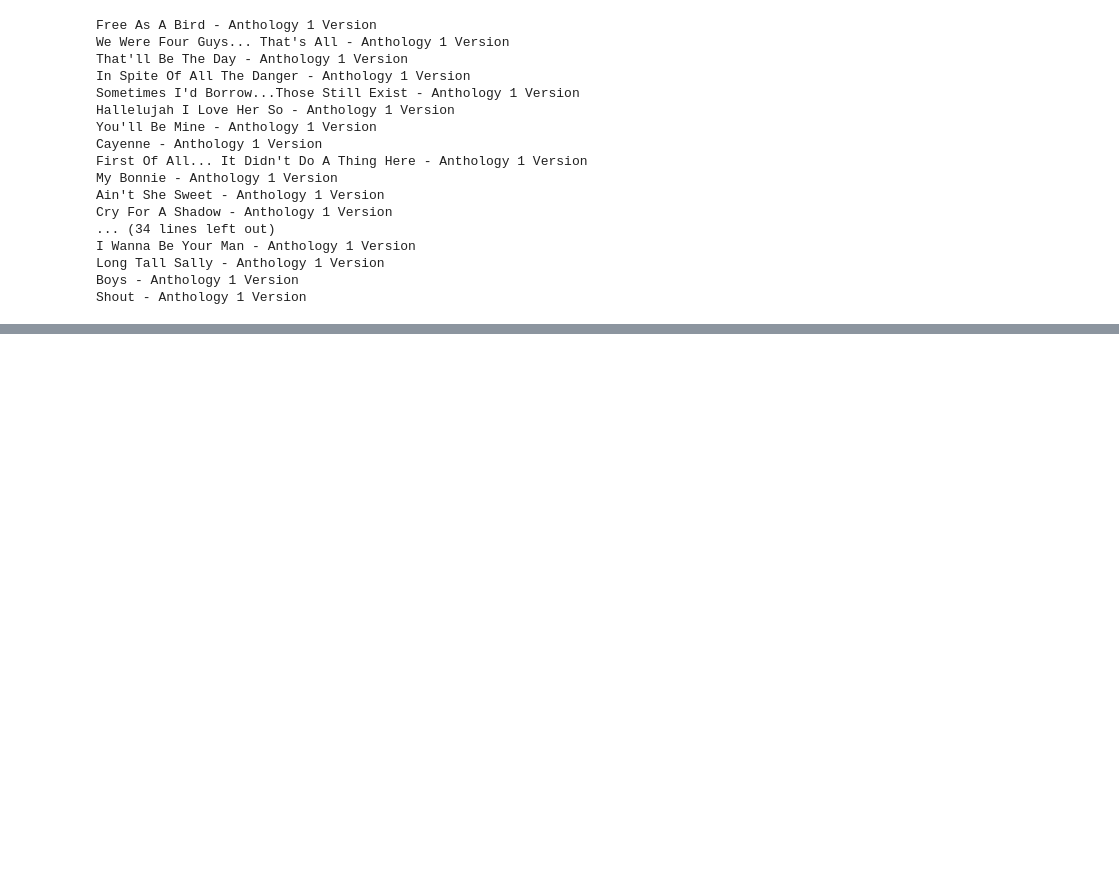
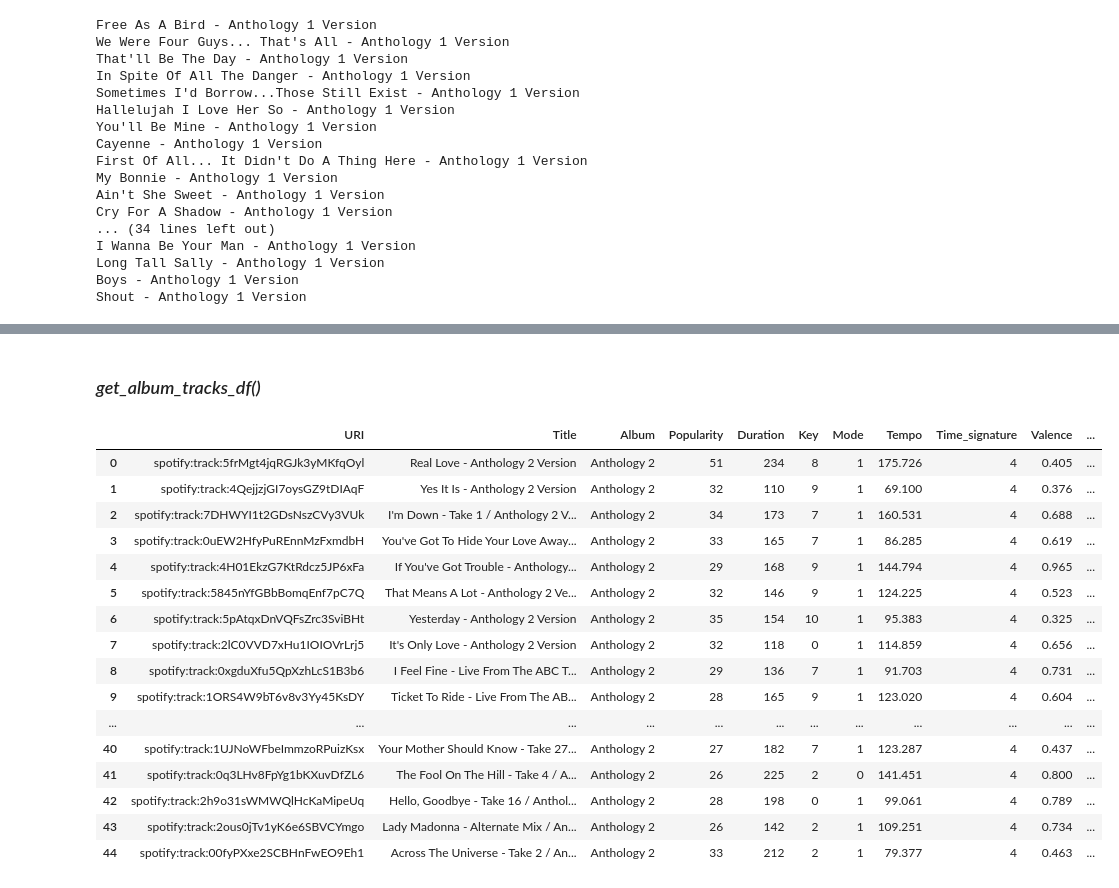
Before and after one commit to devedzic/spotipy-getting-started, a Jupyter notebook: notebooks/albums.ipynb, the cells around one changed output, grey strips where cells are left out. Saved outputs shown, nothing was run; the diff lists cells and outputs as text; code cells hidden in the pictures; blank space fills up the shorter version.

```diff
--- a/notebooks/albums.ipynb
+++ b/notebooks/albums.ipynb
@@ -305,0 +79,7 @@ Compile all tracks that do not appear on official albums and were not released a
+# %%
+# A more detailed version; gets URI for each song first, and then gets all data from it because it contains more info
+track_uris = [t['uri'] for t in spot.album_tracks(ANTHOLOGY_1)['items']]
+for track_uri in track_uris:
+    track = spot.track(track_uri)
+    print(track.keys())                        # type(track): <class 'dict'>
+    print(track['name'])                       # type(track): <class 'dict'>
@@ -305,0 +182,9 @@ Compile all tracks that do not appear on official albums and were not released a
+# %%
+def get_album_tracks_data(album_id: str, env_file_path: str) -> list:
+    tracks = get_all_tracks_from_album(album_id, env_file_path)
+    tracks_data = [(t['uri'],
+                    t['name'].split(' - Remastered')[0].split(' / Remastered')[0],
+                    t['album']['name'].split(' (Remastered)')[0],
+                    t['popularity'],
+                    int(round(t['duration_ms'] / 1000, 0))) for t in tracks]
+    return tracks_data
@@ -305,0 +260,49 @@ Compile all tracks that do not appear on official albums and were not released a
+# %% [markdown]
+### *get_album_tracks_df()*
+# %%
+def get_album_tracks_df(album_id: str, env_file_path: str) -> pd.DataFrame:
+    COLUMNS = [
+        'URI',
+        'Title',
+        'Album',
+        'Popularity',
+        'Duration',
+        'Key',
+        'Mode',
+        'Tempo',
+        'Time_signature',
+        'Valence',
+        'Danceability',
+        'Energy',
+        'Loudness',
+        'Acousticness',
+        'Instrumentalness',
+        'Liveness',
+        'Speechiness'
+    ]
+
+    tracks_data = get_album_tracks_data(album_id, env_file_path)
+    tracks_audio_features = get_album_tracks_audio_features(album_id, env_file_path)
+    tracks_data_and_audio_features = [(d + af) for d, af in zip(tracks_data, tracks_audio_features)]
+    return pd.DataFrame(tracks_data_and_audio_features, columns=COLUMNS)
+# %%
+tracks_df = get_album_tracks_df(ANTHOLOGY_2, 'env/.env')
+display(tracks_df)
+# %% [output]
+|  | URI | Title | Album | Popularity | Duration | Key | Mode | Tempo | Time_signature | Valence | ... |
+| 0 | spotify:track:5frMgt4jqRGJk3yMKfqOyl | Real Love - Anthology 2 Version | Anthology 2 | 51 | 234 | 8 | 1 | 175.726 | 4 | 0.405 | ... |
+| 1 | spotify:track:4QejjzjGI7oysGZ9tDIAqF | Yes It Is - Anthology 2 Version | Anthology 2 | 32 | 110 | 9 | 1 | 69.100 | 4 | 0.376 | ... |
+| 2 | spotify:track:7DHWYI1t2GDsNszCVy3VUk | I'm Down - Take 1 / Anthology 2 V... | Anthology 2 | 34 | 173 | 7 | 1 | 160.531 | 4 | 0.688 | ... |
+| 3 | spotify:track:0uEW2HfyPuREnnMzFxmdbH | You've Got To Hide Your Love Away... | Anthology 2 | 33 | 165 | 7 | 1 | 86.285 | 4 | 0.619 | ... |
+| 4 | spotify:track:4H01EkzG7KtRdcz5JP6xFa | If You've Got Trouble - Anthology... | Anthology 2 | 29 | 168 | 9 | 1 | 144.794 | 4 | 0.965 | ... |
+| 5 | spotify:track:5845nYfGBbBomqEnf7pC7Q | That Means A Lot - Anthology 2 Ve... | Anthology 2 | 32 | 146 | 9 | 1 | 124.225 | 4 | 0.523 | ... |
+| 6 | spotify:track:5pAtqxDnVQFsZrc3SviBHt | Yesterday - Anthology 2 Version | Anthology 2 | 35 | 154 | 10 | 1 | 95.383 | 4 | 0.325 | ... |
+| 7 | spotify:track:2lC0VVD7xHu1IOIOVrLrj5 | It's Only Love - Anthology 2 Version | Anthology 2 | 32 | 118 | 0 | 1 | 114.859 | 4 | 0.656 | ... |
+| 8 | spotify:track:0xgduXfu5QpXzhLcS1B3b6 | I Feel Fine - Live From The ABC T... | Anthology 2 | 29 | 136 | 7 | 1 | 91.703 | 4 | 0.731 | ... |
+| 9 | spotify:track:1ORS4W9bT6v8v3Yy45KsDY | Ticket To Ride - Live From The AB... | Anthology 2 | 28 | 165 | 9 | 1 | 123.020 | 4 | 0.604 | ... |
+| ... | ... | ... | ... | ... | ... | ... | ... | ... | ... | ... | ... |
+| 40 | spotify:track:1UJNoWFbeImmzoRPuizKsx | Your Mother Should Know - Take 27... | Anthology 2 | 27 | 182 | 7 | 1 | 123.287 | 4 | 0.437 | ... |
+| 41 | spotify:track:0q3LHv8FpYg1bKXuvDfZL6 | The Fool On The Hill - Take 4 / A... | Anthology 2 | 26 | 225 | 2 | 0 | 141.451 | 4 | 0.800 | ... |
+| 42 | spotify:track:2h9o31sWMWQlHcKaMipeUq | Hello, Goodbye - Take 16 / Anthol... | Anthology 2 | 28 | 198 | 0 | 1 | 99.061 | 4 | 0.789 | ... |
+| 43 | spotify:track:2ous0jTv1yK6e6SBVCYmgo | Lady Madonna - Alternate Mix / An... | Anthology 2 | 26 | 142 | 2 | 1 | 109.251 | 4 | 0.734 | ... |
+| 44 | spotify:track:00fyPXxe2SCBHnFwEO9Eh1 | Across The Universe - Take 2 / An... | Anthology 2 | 33 | 212 | 2 | 1 | 79.377 | 4 | 0.463 | ... |
```
Also changed, not shown: parts of 32 cells of this notebook, 3 other files.
